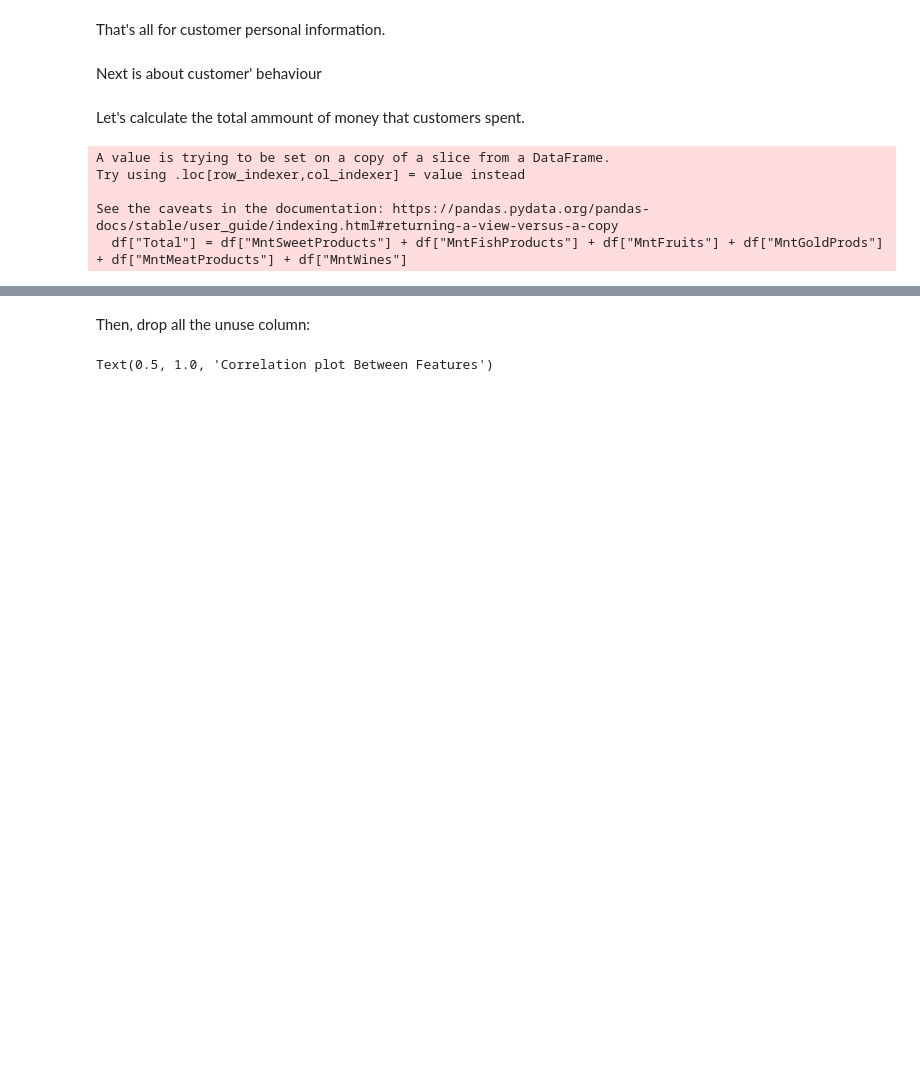
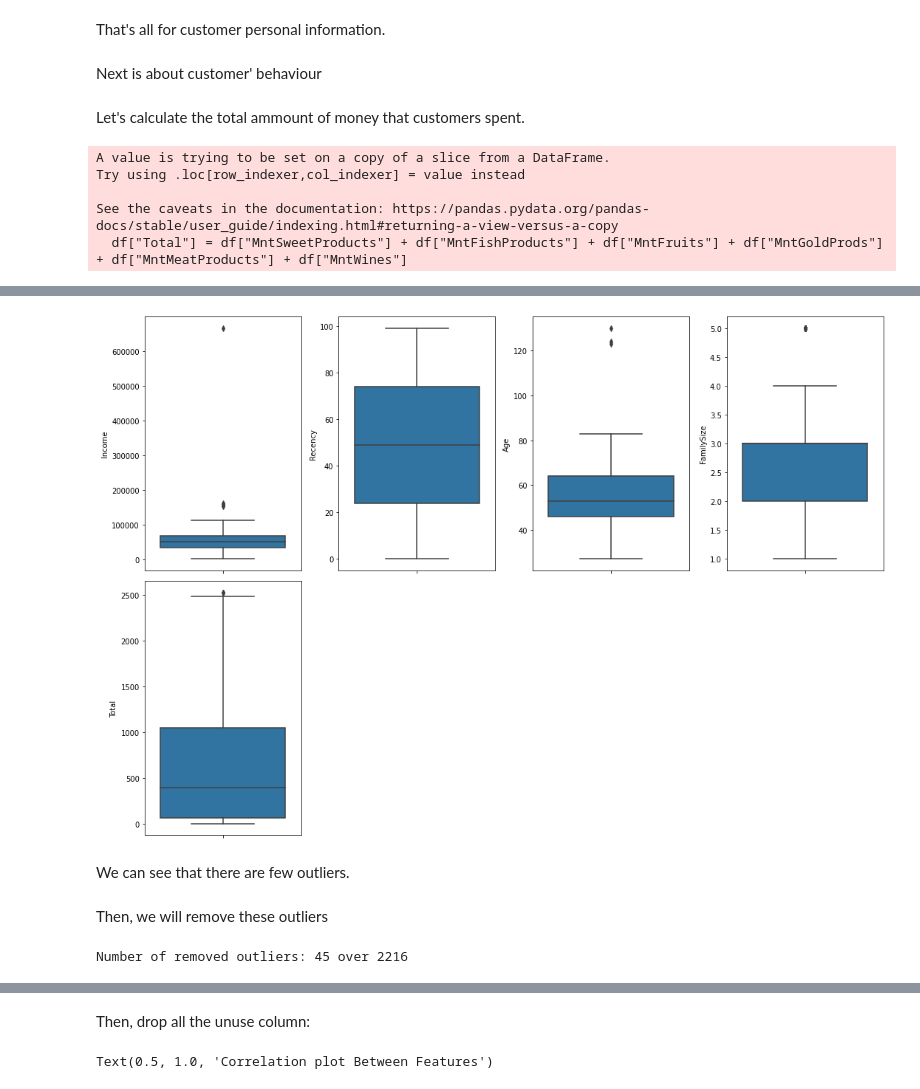
Before and after one commit to WSsumti/PersonalityAnalysis, a Jupyter notebook: personality_analysis.ipynb, the cells around one changed output, grey strips where cells are left out. Cells and saved outputs as stored; diff of their text form; code cells hidden in the pictures; blank space fills up the shorter version.

```diff
--- a/personality_analysis.ipynb
+++ b/personality_analysis.ipynb
@@ -255,0 +256,7 @@ See the caveats in the documentation: https://pandas.pydata.org/pandas-docs/stab
+# %%
+df_arr = df.select_dtypes(include=["int","float"]).drop(["ID", 'Year_Birth','AcceptedCmp3', 'AcceptedCmp4', 'AcceptedCmp5',
+       'AcceptedCmp1', 'AcceptedCmp2','Z_CostContact',
+       'Z_Revenue','Kidhome', 'Teenhome','MntWines', 'MntFruits', 'MntMeatProducts', 'MntFishProducts',
+       'MntSweetProducts', 'MntGoldProds','Response','NumDealsPurchases',
+       'NumWebPurchases', 'NumCatalogPurchases', 'NumStorePurchases',
+       'NumWebVisitsMonth','Complain', 'Enrolled'], axis=1).columns
@@ -255,0 +303,9 @@ See the caveats in the documentation: https://pandas.pydata.org/pandas-docs/stab
+# %%
+plt.figure(figsize=(15,20))
+for i,x in enumerate(df_arr,1):
+       plt.subplot(4,4,i)
+       sns.boxplot(data=df, y=x)
+       plt.tight_layout()
+       plt.plot()
+# %% [output]
+[figure, added]
@@ -255,0 +314,3 @@ See the caveats in the documentation: https://pandas.pydata.org/pandas-docs/stab
+# %% [markdown]
+We can see that there are few outliers. <br> <br>
+Then, we will remove these outliers
@@ -255,0 +322,4 @@ See the caveats in the documentation: https://pandas.pydata.org/pandas-docs/stab
+# %%
+print(f"Number of removed outliers: {before - after} over {before}")
+# %% [output]
+Number of removed outliers: 45 over 2216
```
Also changed, not shown: parts of 15 cells of this notebook, 2 other files.
